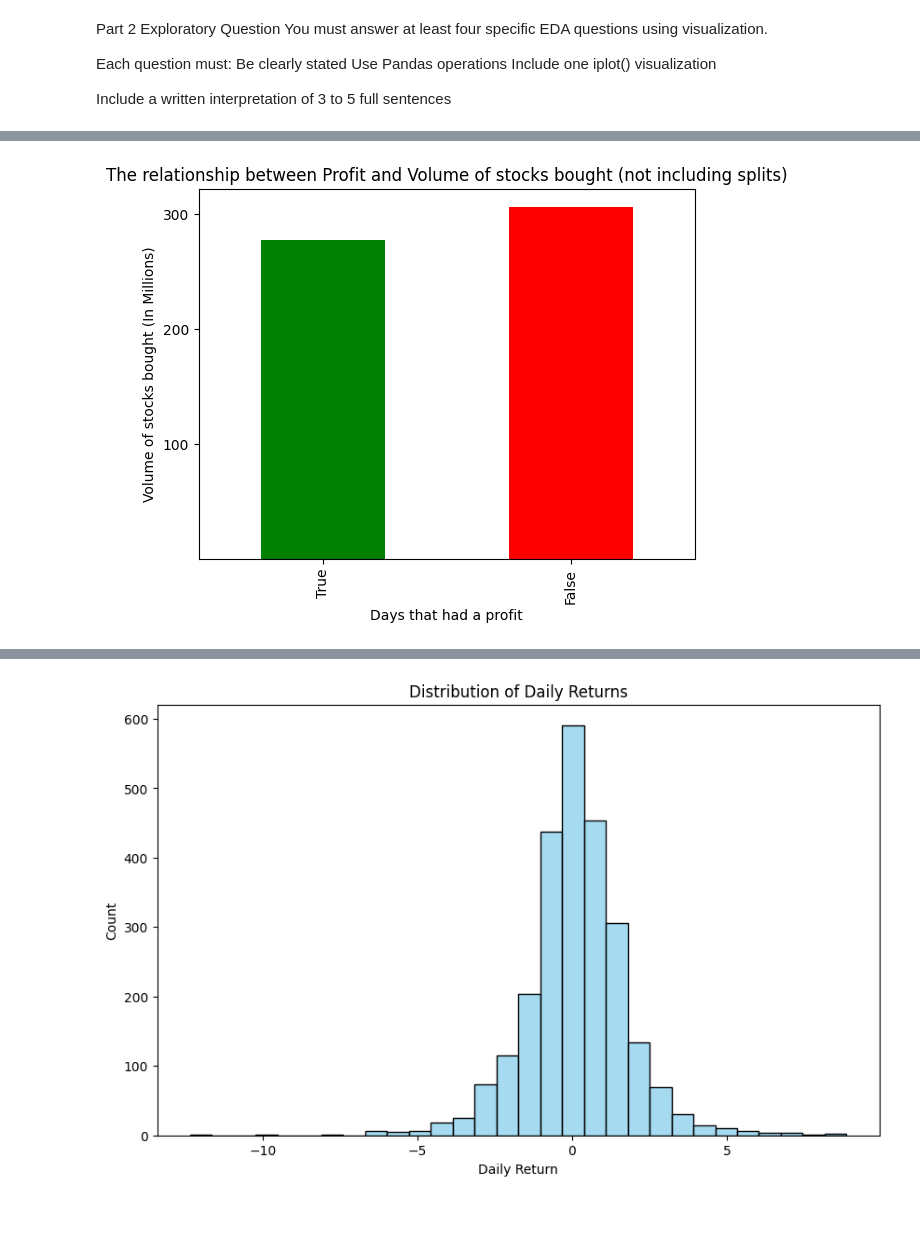
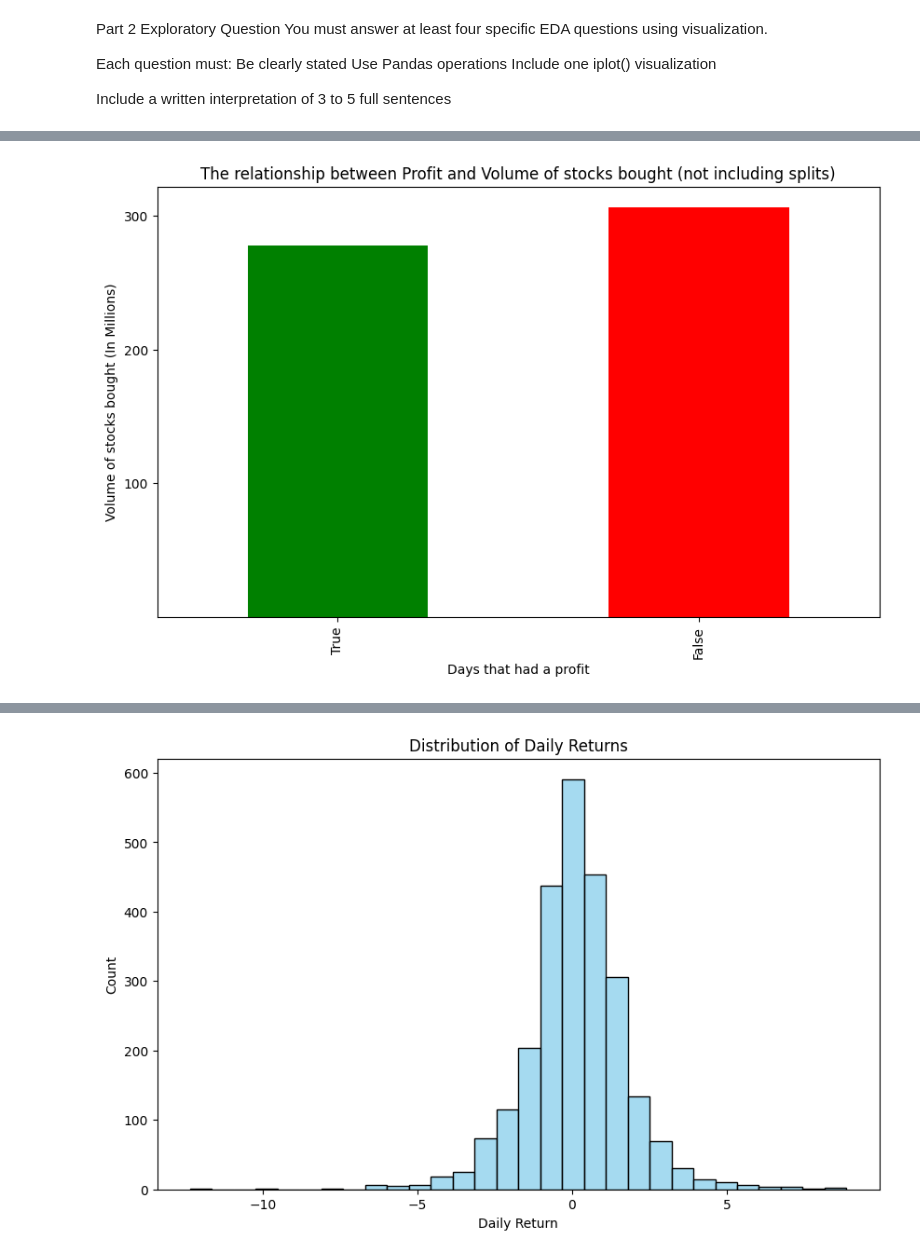
Before and after one commit to omal0/CS577-AppleStock, a Jupyter notebook: Assignments/ProjectPhase2.ipynb, the cells around one changed output, grey strips where cells are left out. Saved outputs shown, nothing was run; the diff lists cells and outputs as text; code cells hidden in the pictures; blank space fills up the shorter version.

```diff
--- a/Assignments/ProjectPhase2.ipynb
+++ b/Assignments/ProjectPhase2.ipynb
@@ -157,16 +165,18 @@ plt.show()
 # %%
 #2. Grouped Aggregation (Bar Chart)
 #What is the relationship between the days that make a profit and the number of shares bought during that day?
+plt.figure(figsize=(10,6))
+
 groupedData = merged.groupby("Profit")["Volume_NoSplits"].mean()
 groupedData = groupedData.sort_index(ascending=False)
 groupedData_count = groupedData.value_counts()
 colors = ['red' if profit == False else 'green' for profit in groupedData.index]
 
 groupedData.plot(kind="bar", color = colors)
 plt.title("The relationship between Profit and Volume of stocks bought (not including splits)")
 plt.yticks(ticks=[1e8, 2e8, 3e8], labels=['100', '200', '300'])
 plt.ylabel("Volume of stocks bought (In Millions)")
 plt.xlabel("Days that had a profit")
 plt.show()
 # %% [output]
-[figure, old version]
+[figure, new version]
```
Also changed, not shown: parts of 7 cells of this notebook.
